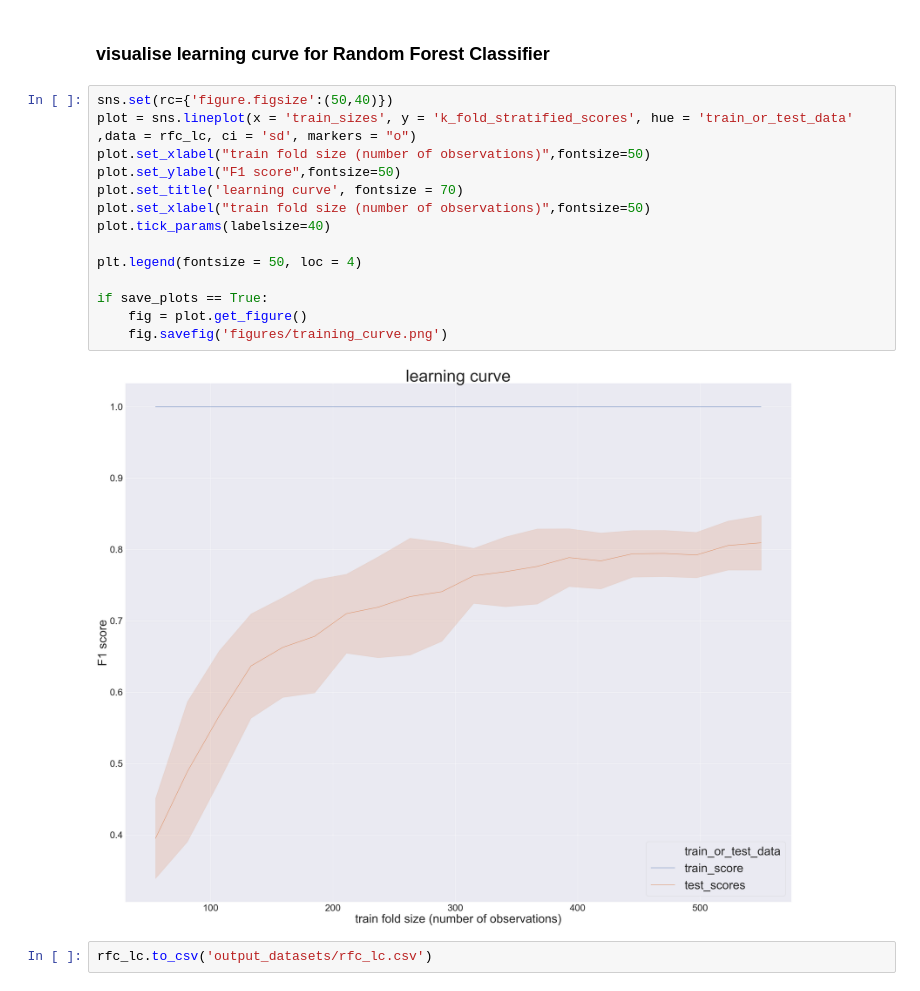
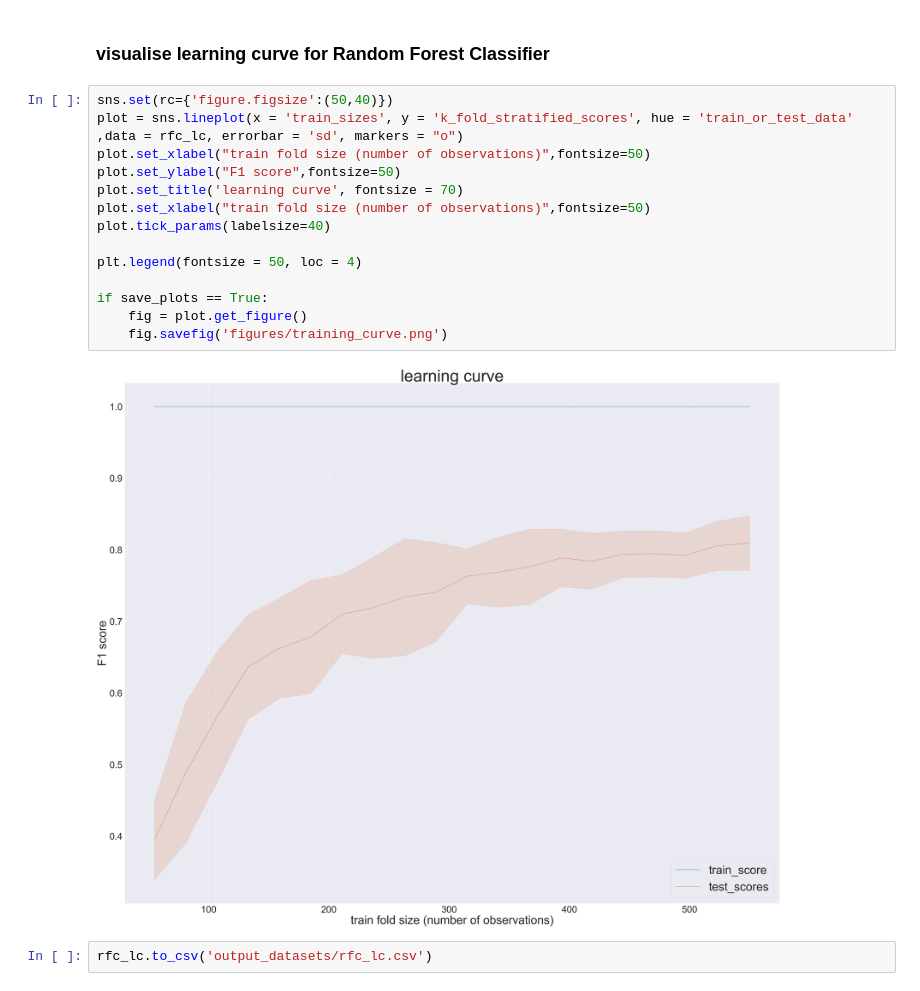
Before and after one commit to Spelaeo123/Machine_Learning, a Jupyter notebook: elliot2023_flint_in_severn_avon/4 learning_curve.ipynb, the cells around one changed output. Saved outputs shown, nothing was run; the diff lists cells and outputs as text.

Commit message:
Work on data analysis and mapping

```diff
--- a/elliot2023_flint_in_severn_avon/4 learning_curve.ipynb
+++ b/elliot2023_flint_in_severn_avon/4 learning_curve.ipynb
@@ -77,19 +77,19 @@ rfc_lc = learningCurve(RandomForestClassifier(n_estimators=1000, random_state =
 ### visualise learning curve for Random Forest Classifier
 # %%
 sns.set(rc={'figure.figsize':(50,40)})
-plot = sns.lineplot(x = 'train_sizes', y = 'k_fold_stratified_scores', hue = 'train_or_test_data' ,data = rfc_lc, ci = 'sd', markers = "o")
+plot = sns.lineplot(x = 'train_sizes', y = 'k_fold_stratified_scores', hue = 'train_or_test_data' ,data = rfc_lc, errorbar = 'sd', markers = "o")
 plot.set_xlabel("train fold size (number of observations)",fontsize=50)
 plot.set_ylabel("F1 score",fontsize=50)
 plot.set_title('learning curve', fontsize = 70)
 plot.set_xlabel("train fold size (number of observations)",fontsize=50)
 plot.tick_params(labelsize=40)
 
 plt.legend(fontsize = 50, loc = 4)
 
 if save_plots == True:
     fig = plot.get_figure()
     fig.savefig('figures/training_curve.png')
 # %% [output]
-[figure, old version]
+[figure, new version]
 # %%
 rfc_lc.to_csv('output_datasets/rfc_lc.csv')
```
Also changed, not shown: parts of 2 cells of this notebook, 38 other files.
